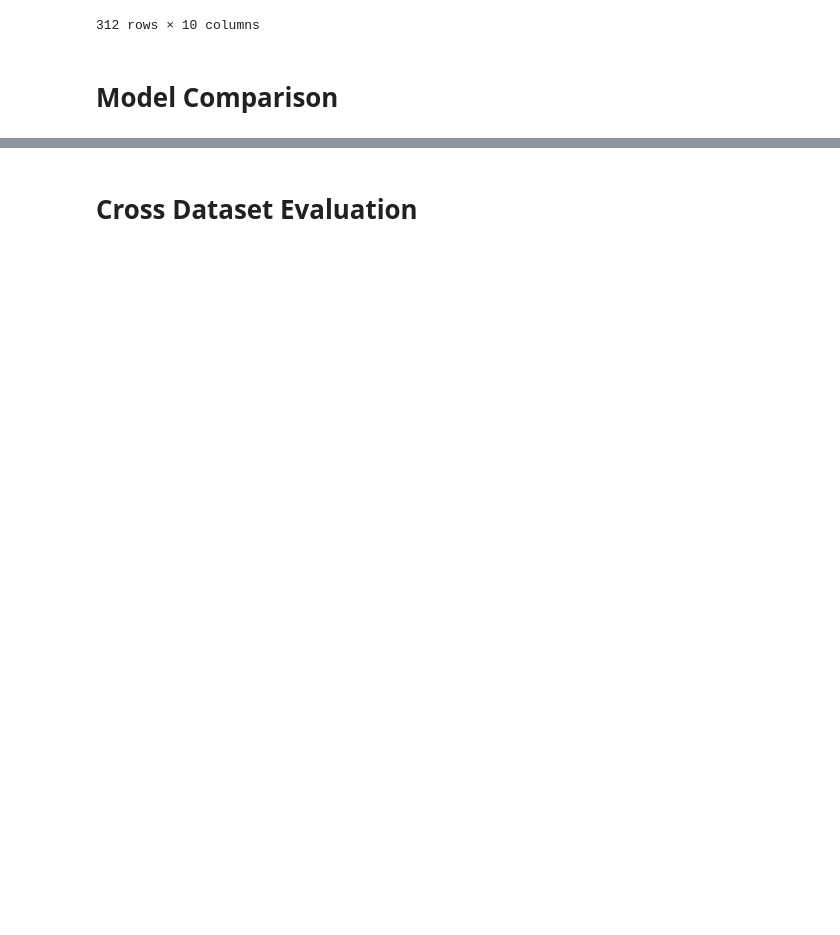
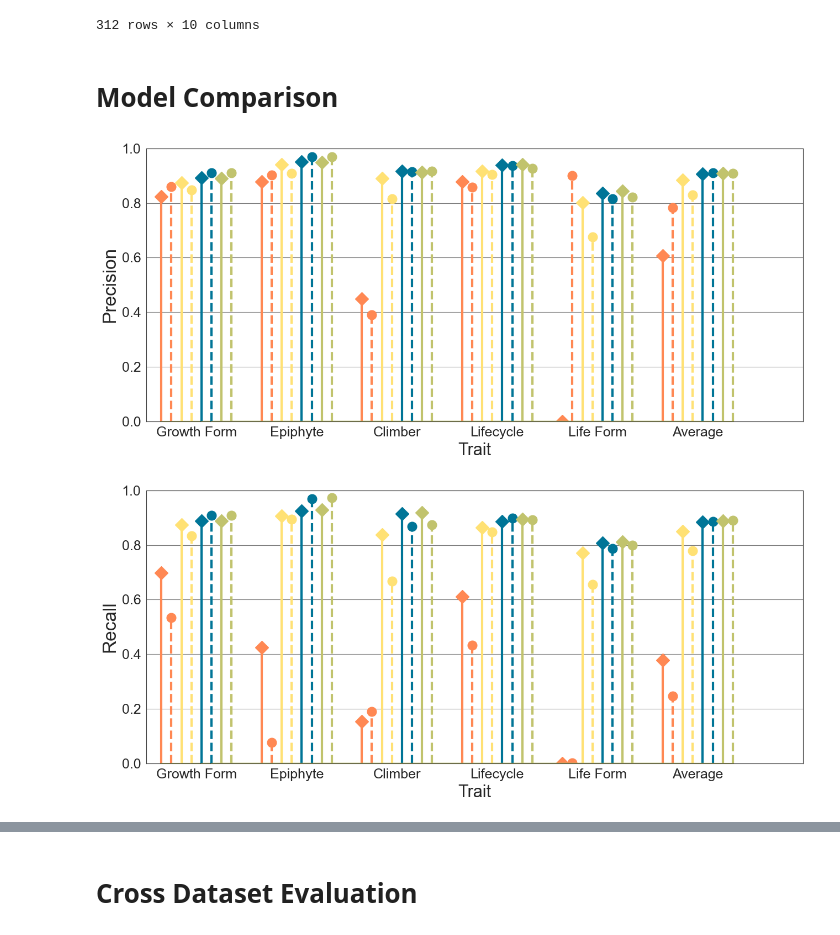
Before and after one commit to ViktorDomazetoski/NLP-Plant-Traits, a Jupyter notebook: Code/06.1 Result Visualization_Classification.ipynb, the cells around one changed output, grey strips where cells are left out. Cells and saved outputs as stored; diff of their text form; code cells hidden in the pictures; blank space fills up the shorter version.

```diff
--- a/Code/06.1 Result Visualization_Classification.ipynb
+++ b/Code/06.1 Result Visualization_Classification.ipynb
@@ -107,4 +94,37 @@ df_results_full
 312 rows × 10 columns
 # %% [markdown]
 # Model Comparison
+# %%
+for i, metric in enumerate(["Precision", "Recall"]):
+
+    fig, axes  = plt.subplots(figsize=(13,6), nrows = 1)
+    start = 0
+    for j, model in enumerate(["Regex", "Logistic Regression", "DistilBERT_PreTrained", "SciBERT_PreTrained"]):
+        for k, dataset in enumerate(["POWO", "WIKI"]):
+            df_subset = df_results_full[(df_results_full["Model"]==model)*(df_results_full["Train Dataset"]==dataset)*(df_results_full["Test Dataset"]==dataset)*df_results_full["Trait Value"].apply(lambda x: x in focus_names + ["Average"])]
+            if(dataset=="POWO"):
+                (markers, stemlines, baseline) = plt.stem(start + np.arange(len(df_subset))*10, df_subset[metric])
+                plt.setp(markers, marker='D', markersize=12, color = color_palette[j])
+                plt.setp(stemlines, linewidth=3, color = color_palette[j])
+
+            if(dataset=="WIKI"):
+                (markers, stemlines, baseline) = plt.stem(start + 1 + np.arange(len(df_subset))*10, df_subset[metric])
+                plt.setp(markers, marker='o', markersize=12, color = color_palette[j])
+                plt.setp(stemlines, linewidth=3, linestyle = "--", color = color_palette[j])
+                start += 2
+
+    axes.set_xticks(np.arange(3.5, 60, 10))
+    axes.set_xticklabels(["Growth Form", "Epiphyte", "Climber", "Lifecycle", "Life Form", "Average"], size=18, rotation="horizontal")
+    axes.set_yticklabels(np.round(np.arange(0, 1.2, 0.2), 1), size=18)
+    axes.grid(axis='x')
+    plt.xlabel("Trait", size = 22)
+    plt.ylabel(metric, size = 24)
+    plt.ylim(0, 1)
+    plt.xlim(-1.5, 64)
+    # plt.legend()
+    plt.tight_layout()
+    plt.show()
+# %% [output]
+[figure, added]
+[figure, added]
 # %%
```
Also changed, not shown: parts of 10 cells of this notebook, 11 other files.
